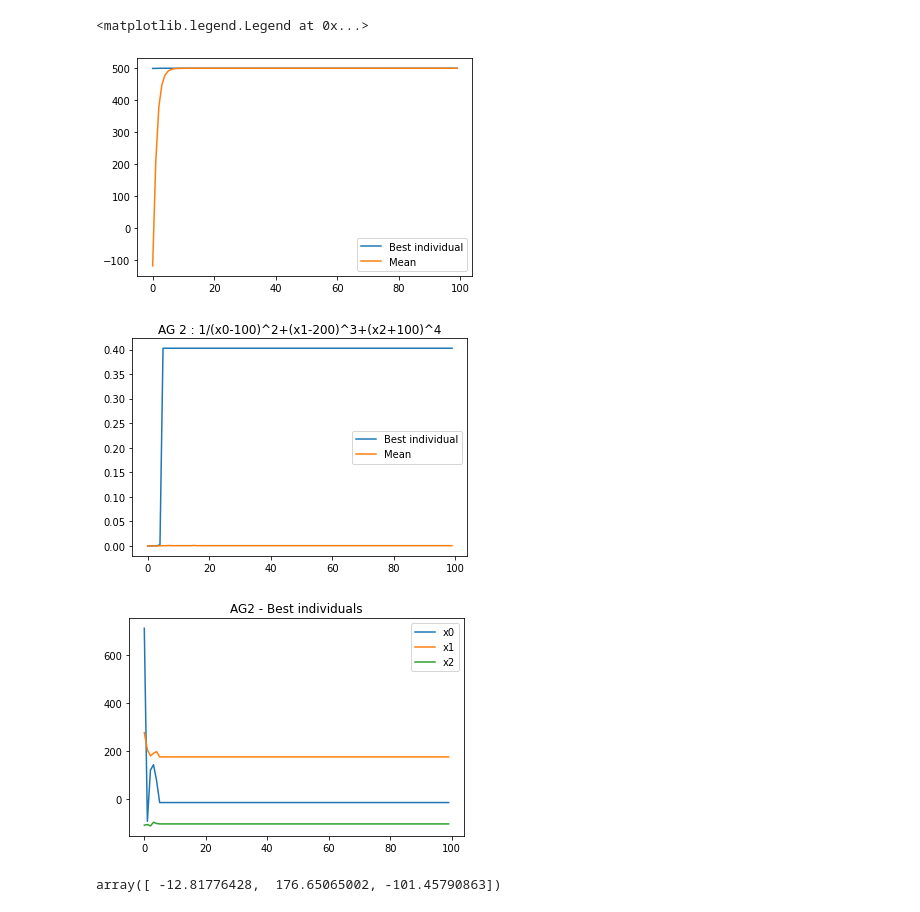
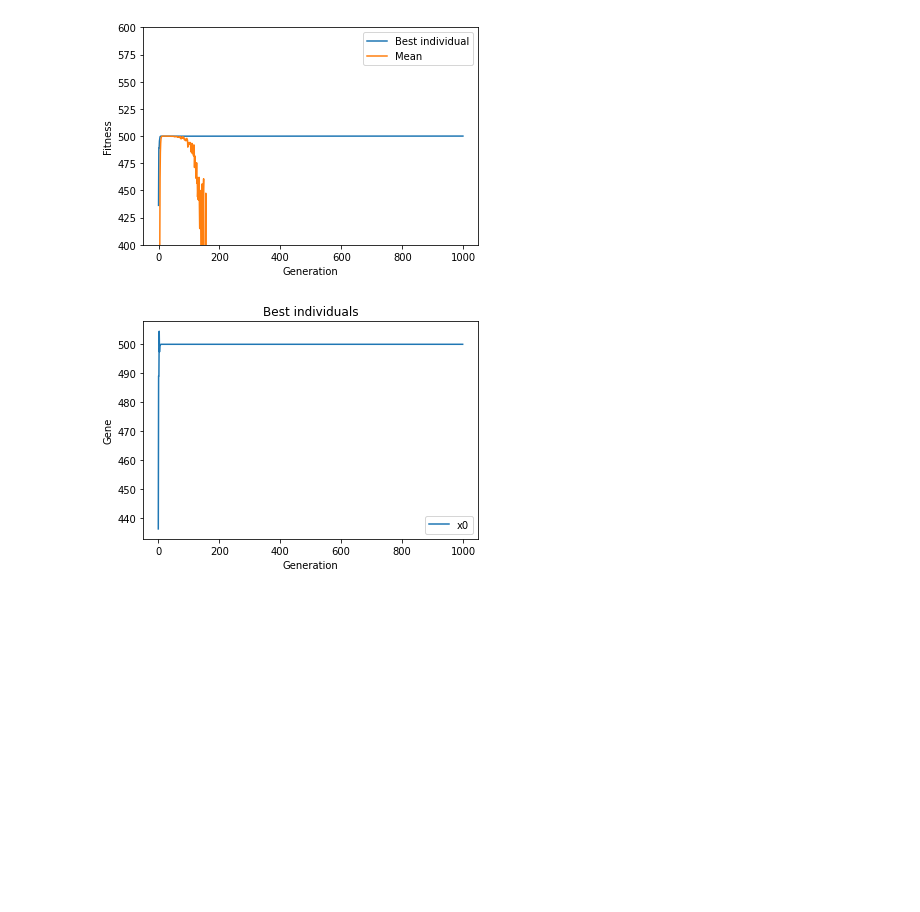
Before and after one commit to EltonCN/SSC0713-Sistemas-Evolutivos-e-Aplicados-a-Rob-tica, a Jupyter notebook: 01 - First AG/01 - First AG.ipynb, the cells around one changed output. Cells and saved outputs as stored; diff of their text form; code cells hidden in the pictures; blank space fills up the shorter version.

Commit message:
Alterações no First AG
Utilizado numba para otimizações
Taxa de mutação variável
Métodos para plotar gráficos
Possível alterar método de cross-over
Criado cross-over one point

```diff
--- a/01 - First AG/01 - First AG.ipynb
+++ b/01 - First AG/01 - First AG.ipynb
@@ -80,46 +154,17 @@ class AG:
 # %%
+@numba.njit
 def fitness_function(individual):
 
-    if individual > 500:
+    if individual[0] > 500:
         return 1000-individual
     return individual
 
-ag = AG(1000, 0.1, 1)
+ag = AG(100, 0.1, 1)
 
-ag.optimize(fitness_function, 1, 1000, -1000, 100)
+ag.optimize(fitness_function, 1, 10000, -10000, 1000)
 
-plt.plot(np.arange(100), ag.fitness_best_hist)
-plt.plot(np.arange(100), ag.fitness_mean_hist)
-plt.legend(["Best individual", "Mean"])
+ag.plot_fitness(min_value = 400, max_value = 600)
+ag.plot_individual()
 # %% [output]
-<matplotlib.legend.Legend at 0x...>
-[figure, old version]
+[figure, new version]
+[figure, added]
-# %%
-def fitness_function2(individual):
-    score = np.power(individual[0]-100, 2)
-    score += np.power(individual[1]-200, 3)
-    score += np.power(individual[2]+100, 4)
-
-    return 1/score
-
-population_size = 100
-ag.optimize(fitness_function2, 3, 1000, -1000, population_size)
-
-plt.plot(np.arange(population_size), ag.fitness_best_hist)
-plt.plot(np.arange(population_size), ag.fitness_mean_hist)
-plt.legend(["Best individual", "Mean"])
-plt.title("AG 2 : 1/(x0-100)^2+(x1-200)^3+(x2+100)^4")
-plt.show()
-
-plt.title("AG2 - Best individuals")
-plt.plot(np.arange(population_size), ag.individual_best_hist[: , 0])
-plt.plot(np.arange(population_size), ag.individual_best_hist[: , 1])
-plt.plot(np.arange(population_size), ag.individual_best_hist[: , 2])
-plt.legend(["x0", "x1", "x2"])
-plt.show()
-
-ag.individual_best_hist[-1]
-# %% [output]
-[figure, removed]
-[figure, removed]
-array([ -12.81776428,  176.65065002, -101.45790863])
```
Also changed, not shown: parts of 5 cells of this notebook.
